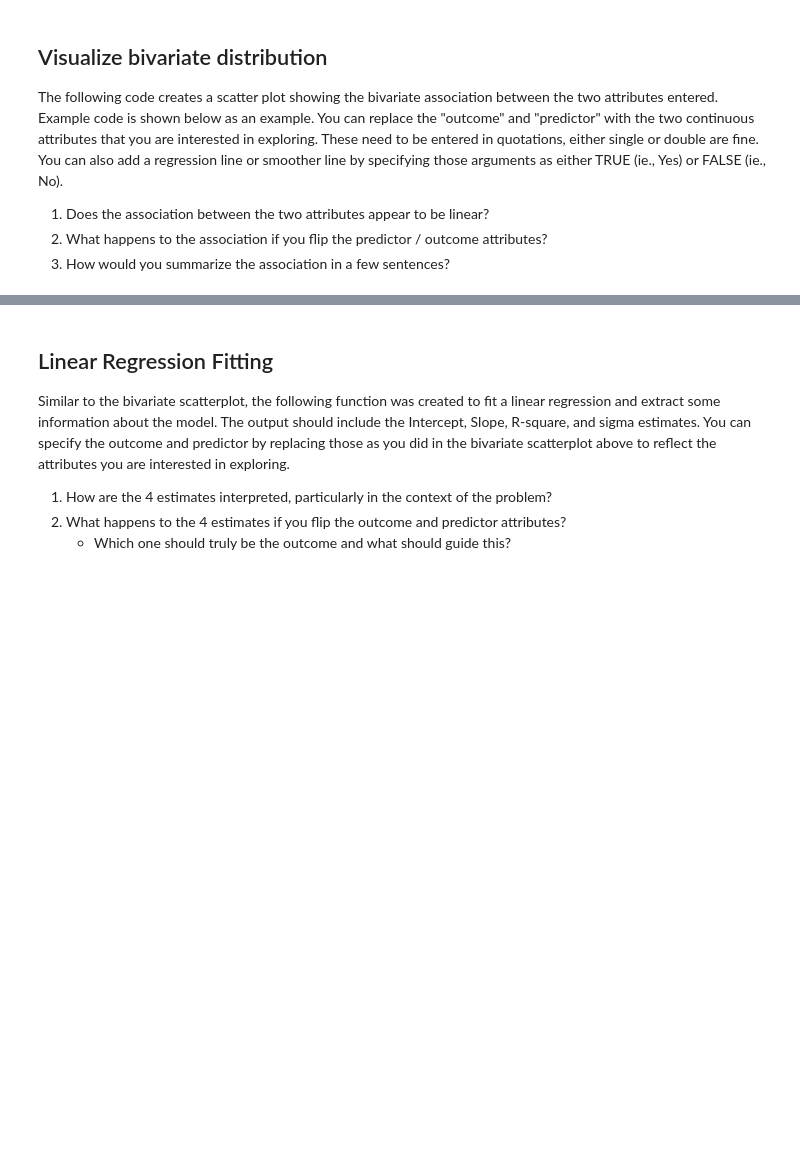
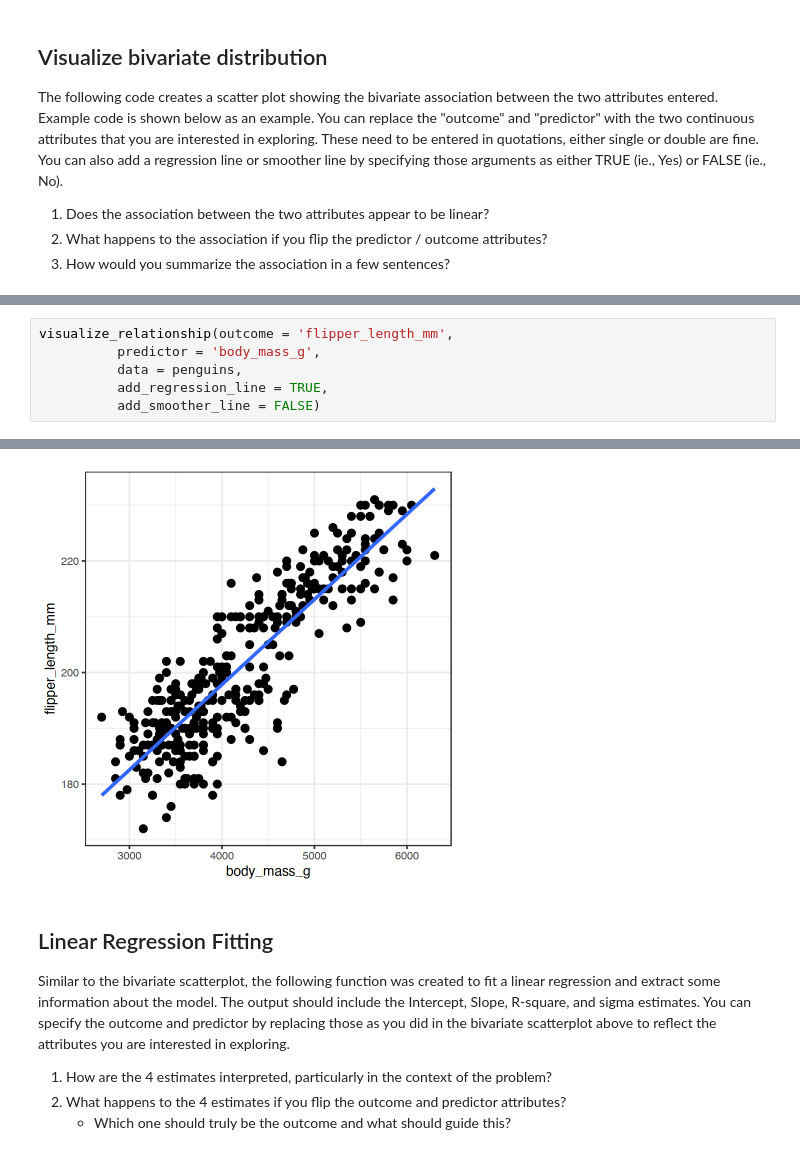
Before and after one commit to lebebr01/psqf_6243, a Jupyter notebook: course-notes/02a-in-class-activity.ipynb, the cells around one changed output, grey strips where cells are left out. Drawn from its saved outputs; the diff is of its cells as text; blank space fills up the shorter version.

```diff
--- a/course-notes/02a-in-class-activity.ipynb
+++ b/course-notes/02a-in-class-activity.ipynb
@@ -75,0 +111,7 @@ visualize_relationship(outcome = 'bill_length_mm',
+# %%
+visualize_relationship(outcome = 'flipper_length_mm',
+          predictor = 'body_mass_g',
+          data = penguins,
+          add_regression_line = TRUE,
+          add_smoother_line = FALSE)
+# %% [output]
@@ -76,3 +122,4 @@ visualize_relationship(outcome = 'bill_length_mm',
+[figure, added]
 # %% [markdown]
 ## Linear Regression Fitting
 
```
Also changed, not shown: parts of 9 cells of this notebook, 1 other file.
